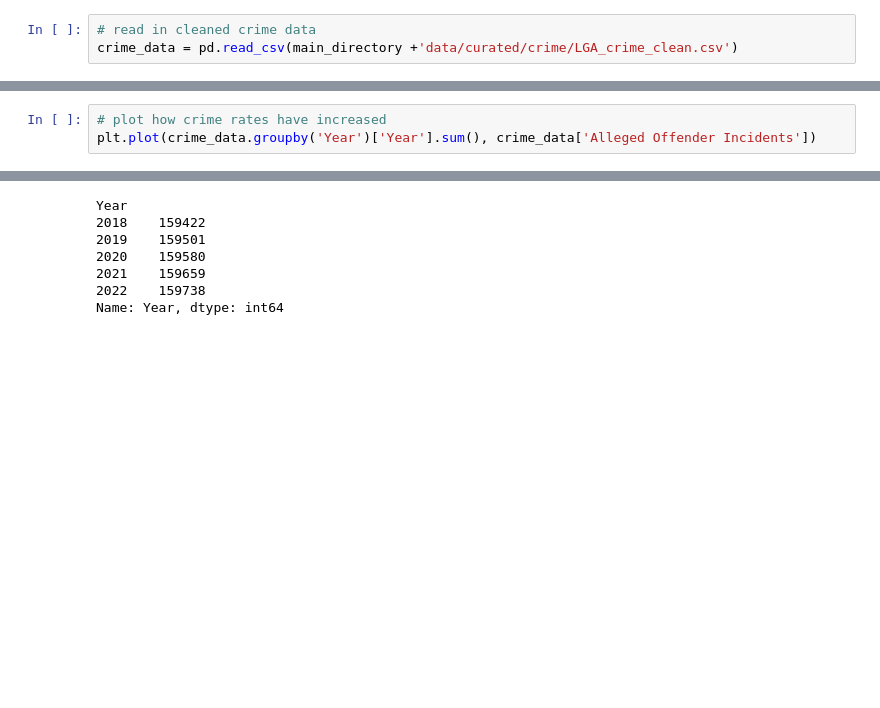
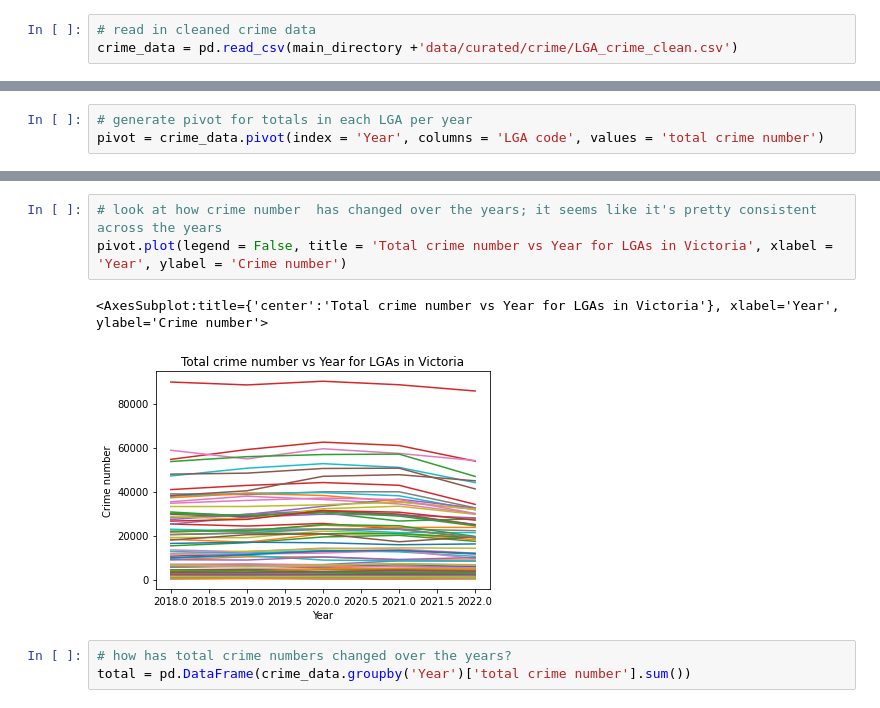
Before and after one commit to MAST30034-Applied-Data-Science/generic-real-estate-consulting-project-18, a Jupyter notebook: notebooks/Crime_forecast_generation.ipynb, the cells around one changed output, grey strips where cells are left out. Saved outputs shown, nothing was run; the diff lists cells and outputs as text; blank space fills up the shorter version.

Commit message:
finished generating future crime ratios by LGAs

```diff
--- a/notebooks/Crime_forecast_generation.ipynb
+++ b/notebooks/Crime_forecast_generation.ipynb
@@ -41,3 +29,3 @@ Alleged_offender_incidents = pd.DataFrame(crime_data.groupby('Year')['Alleged Of
 # %%
-# plot how crime rates have increased
-plt.plot(crime_data.groupby('Year')['Year'].sum(), crime_data['Alleged Offender Incidents'])
+# generate pivot for totals in each LGA per year
+pivot = crime_data.pivot(index = 'Year', columns = 'LGA code', values = 'total crime number')
@@ -47,9 +52,9 @@ ValueError: x and y must have same first dimension, but have shapes (5,) and (39
 # %%
+# look at how crime number  has changed over the years; it seems like it's pretty consistent across the years
+pivot.plot(legend = False, title = 'Total crime number vs Year for LGAs in Victoria', xlabel = 'Year', ylabel = 'Crime number')
 # %% [output]
-Year
-2018    159422
-2019    159501
-2020    159580
-2021    159659
-2022    159738
-Name: Year, dtype: int64
+<AxesSubplot:title={'center':'Total crime number vs Year for LGAs in Victoria'}, xlabel='Year', ylabel='Crime number'>
+[figure, added]
+# %%
+# how has total crime numbers changed over the years?
+total = pd.DataFrame(crime_data.groupby('Year')['total crime number'].sum())
```
Also changed, not shown: parts of 26 cells of this notebook, 3 other files.
